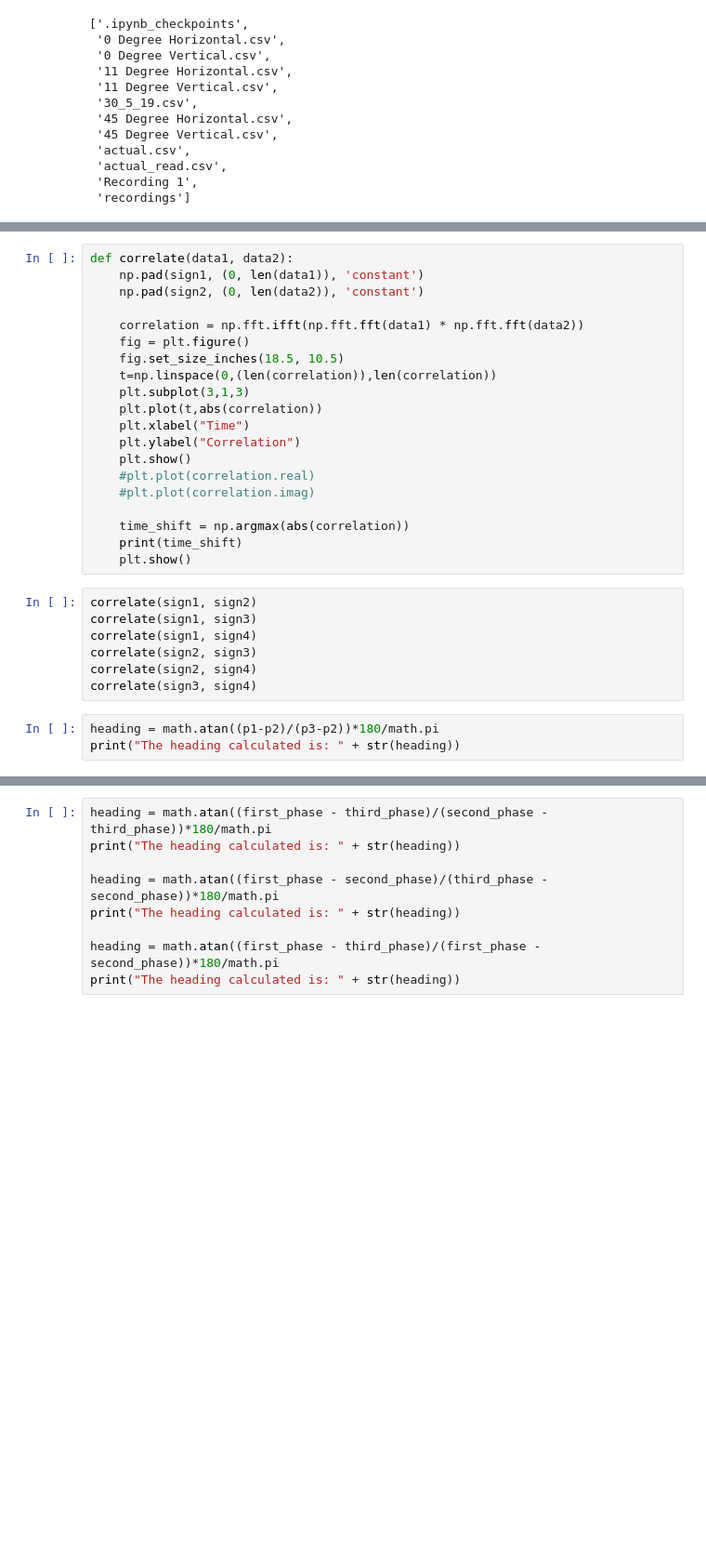
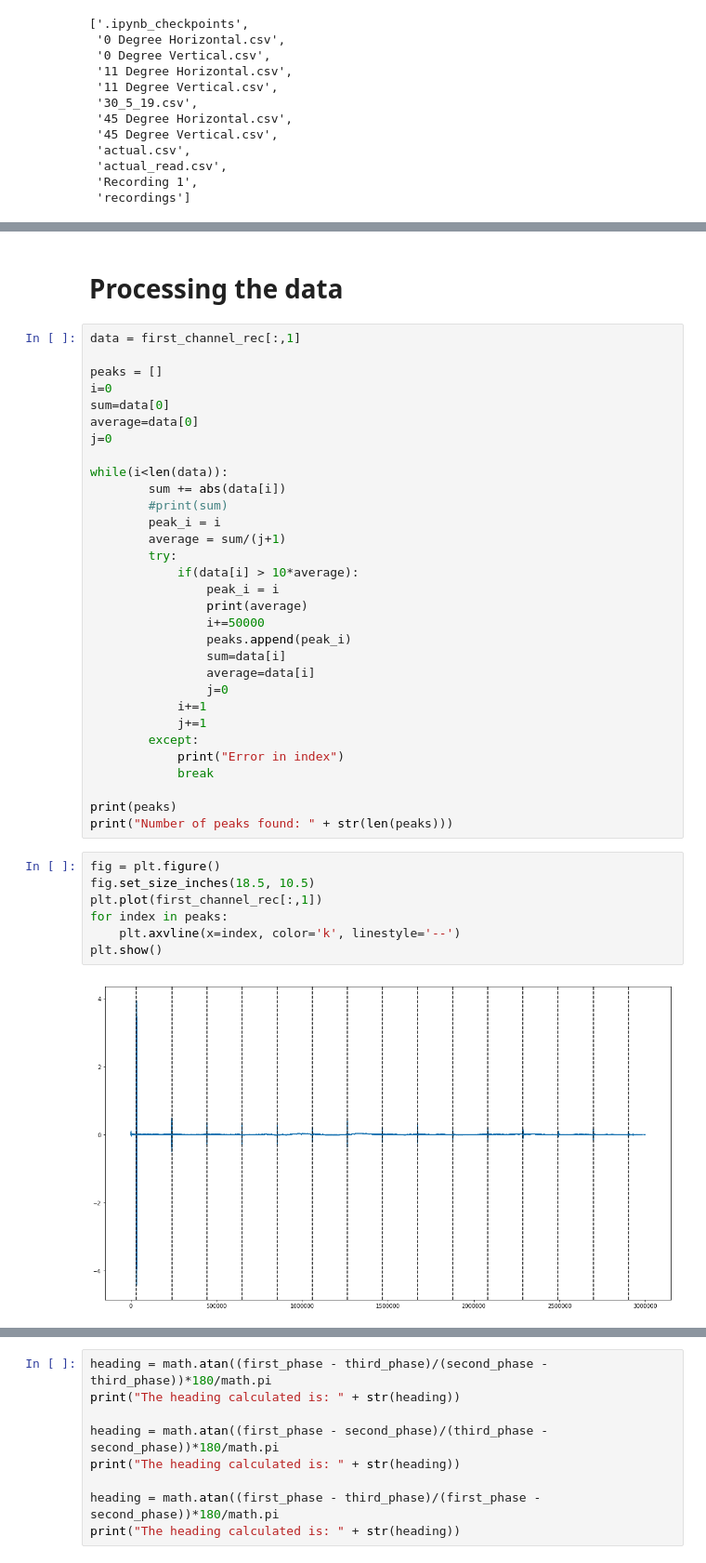
Before and after one commit to AUV-IITK/acoustic_processing, a Jupyter notebook: AnalysingHydrophonesRecording.ipynb, the cells around one changed output, grey strips where cells are left out. Shown at 93% size. Saved outputs shown, nothing was run; the diff lists cells and outputs as text; blank space fills up the shorter version.

Commit message:
Peaks recorded for one file

```diff
--- a/AnalysingHydrophonesRecording.ipynb
+++ b/AnalysingHydrophonesRecording.ipynb
@@ -156,33 +71,45 @@ p4,sign4, sp4 = fftplot(fourth_channel_rec_cleaned[:,1])
-# %%
-def correlate(data1, data2):
-    np.pad(sign1, (0, len(data1)), 'constant')
-    np.pad(sign2, (0, len(data2)), 'constant')
-
-    correlation = np.fft.ifft(np.fft.fft(data1) * np.fft.fft(data2))
-    fig = plt.figure()
-    fig.set_size_inches(18.5, 10.5)
-    t=np.linspace(0,(len(correlation)),len(correlation))
-    plt.subplot(3,1,3)
-    plt.plot(t,abs(correlation))
-    plt.xlabel("Time")
-    plt.ylabel("Correlation")
-    plt.show()
-    #plt.plot(correlation.real)
-    #plt.plot(correlation.imag)
-
-    time_shift = np.argmax(abs(correlation))
-    print(time_shift)
-    plt.show()
-# %%
-correlate(sign1, sign2)
-correlate(sign1, sign3)
-correlate(sign1, sign4)
-correlate(sign2, sign3)
-correlate(sign2, sign4)
-correlate(sign3, sign4)
-# %%
-heading = math.atan((p1-p2)/(p3-p2))*180/math.pi
-print("The heading calculated is: " + str(heading))
+# %% [markdown]
+# Processing the data
+# %%
+data = first_channel_rec[:,1]
+
+peaks = []
+i=0
+sum=data[0]
+average=data[0]
+j=0
+
+while(i<len(data)):
+        sum += abs(data[i])
+        #print(sum)
+        peak_i = i
+        average = sum/(j+1)
+        try:
+            if(data[i] > 10*average):
+                peak_i = i
+                print(average)
+                i+=50000
+                peaks.append(peak_i)
+                sum=data[i]
+                average=data[i]
+                j=0
+            i+=1
+            j+=1
+        except:
+            print("Error in index")
+            break
+
+print(peaks)
+print("Number of peaks found: " + str(len(peaks)))
+# %%
+fig = plt.figure()
+fig.set_size_inches(18.5, 10.5)
+plt.plot(first_channel_rec[:,1])
+for index in peaks:
+    plt.axvline(x=index, color='k', linestyle='--')
+plt.show()
+# %% [output]
+[figure, added]
 # %%
 sp = np.fft.fft(first_channel_rec_cleaned[:,1])
 freq = np.fft.fftfreq(first_channel_rec_cleaned[:,1].shape[-1], d=1e-5)
```
Also changed, not shown: parts of 23 cells of this notebook.
